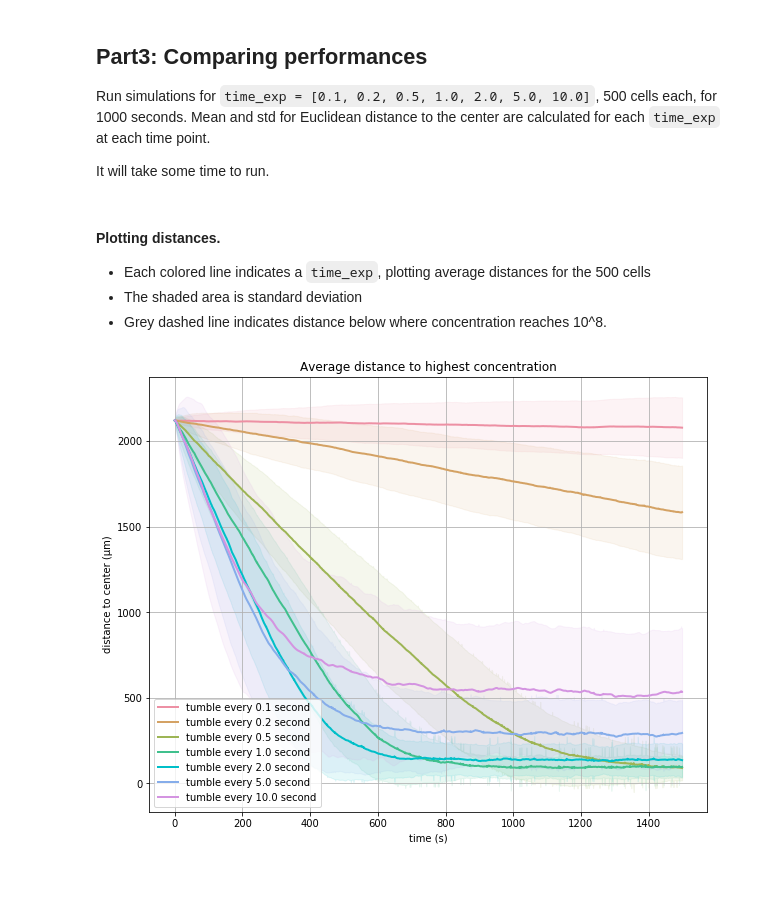
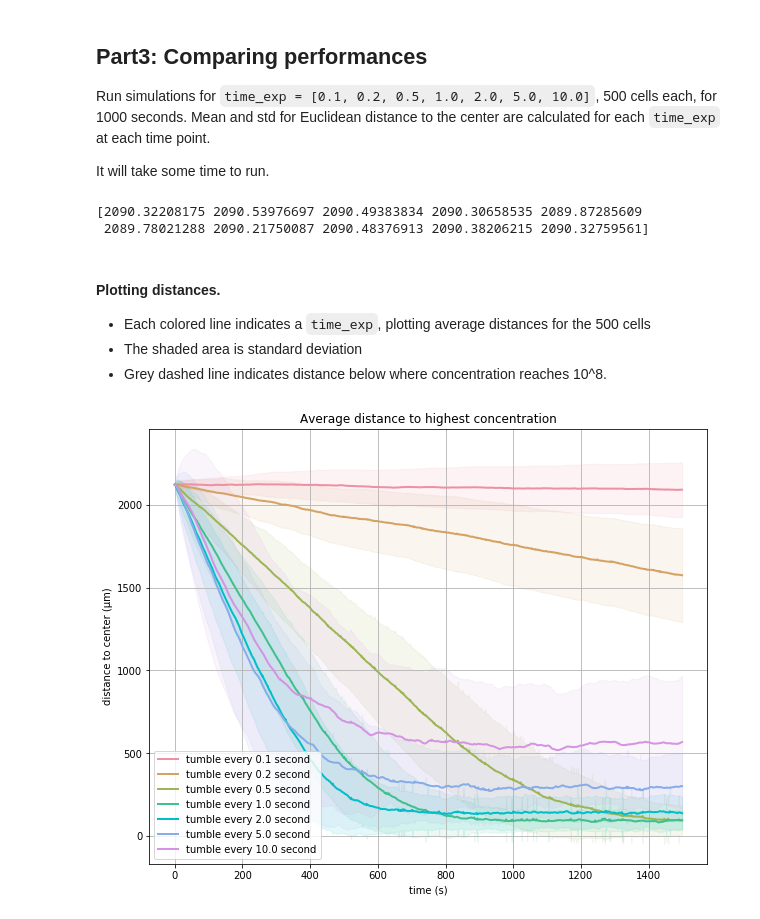
Before and after one commit to phcompeau/biological_modeling_course, a Jupyter notebook: downloads/downloadable/chemotaxis_walk.ipynb, the cells around one changed output. Drawn from its saved outputs; the diff is of its cells as text; code cells hidden in the pictures; blank space fills up the shorter version.

```diff
--- a/downloads/downloadable/chemotaxis_walk.ipynb
+++ b/downloads/downloadable/chemotaxis_walk.ipynb
@@ -43,7 +43,7 @@ tumble_time_mu = 0.1
 #E.coli movement constants
 speed = 20         #um/s, speed of E.coli movement
 sec_per_step = 0.5 #Able to respond every 0.5 second
-step_size, step_per_sec = speed * sec_per_step, 1.0 / sec_per_step
+response_time = 0.5 #Able to respond every 0.5 second
 
 #Model constants
 start = [0, 0]  #All cells start at [0, 0]
@@ -247,15 +250,17 @@ It will take some time to run.
 duration = 800   #seconds, duration of the simulation
 num_cells = 3
 origin_to_center = euclidean_distance(start, ligand_center) #Update the global constant
-time_exp = [0.1, 0.25, 0.5, 1.0, 2.0, 5.0, 10.0]
+run_time_expected_all = [0.1, 0.25, 0.5, 1.0, 2.0, 5.0, 10.0]
 
 
-terminals, path = simulate(num_cells, duration, time_exp)
+path = np.zeros((len(run_time_expected_all), num_cells, duration + 1, 2))
 
-#Below are all for plotting purposes
-radius_saturation = (1 - ((math.log10(saturation_conc) - start_exponent) / (center_exponent - start_exponent))) * origin_to_center
+for i in range(len(run_time_expected_all)):
+    run_time_expected = run_time_expected_all[i]
+    path[i] = simulate_chemotaxis(num_cells, duration, run_time_expected)
 
-num_fig_row = round(len(time_exp) / 2.0)
+
+num_fig_row = round(len(run_time_expected_all) / 2.0)
 fig, ax = plt.subplots(num_fig_row, 2, figsize = (16, 24))
 
 #First set color map
@@ -265,7 +270,7 @@ for i in mycolor:
         i[j] *= (1/256)
 cmap_color = colors.LinearSegmentedColormap.from_list('my_list', mycolor)
 
-for freq_i in range(len(time_exp)):
+for freq_i in range(len(run_time_expected_all)):
     index1, index2 = freq_i // 2, freq_i % 2
     xlen = max(path[freq_i,:,:,0].flatten()) - min(path[freq_i,:,:,0].flatten())
     ylen = max(path[freq_i,:,:,1].flatten()) - min(path[freq_i,:,:,1].flatten())
@@ -291,12 +296,11 @@ for freq_i in range(len(time_exp)):
         ax[index1][index2].plot(path[freq_i,2,t,0], path[freq_i,2,t,1], 'o', markersize = 1, color = (0.4 * time_frac * t, 0.85 * time_frac * t, 0.1 * time_frac * t))
     ax[index1][index2].plot(start[0], start[1], 'ko', markersize = 8)
     for i in range(num_cells):
-        ax[index1][index2].plot(terminals[freq_i][i][0], terminals[freq_i][i][1], 'ro', markersize = 8)
-    #ax.plot(path[:,0], path[:,1], '-', color = 'grey')
+        ax[index1][index2].plot(path[freq_i,i,-1,0], path[freq_i,i,-1,1], 'ro', markersize = 8)
 
     #Indicate the saturation areas
     circle1 = plt.Circle((ligand_center[0], ligand_center[0]), radius_saturation, fill = False, ec = "black", ls = '--')
-    ax[index1][index2].set_title("Background: avg tumble every {} s".format(time_exp[freq_i]), x = 0.5, y = 0.9)
+    ax[index1][index2].set_title("Background: avg tumble every {} s".format(run_time_expected_all[freq_i]), x = 0.5, y = 0.9)
     ax[index1][index2].add_artist(circle1)
     ax[index1][index2].set_xlim(xlim_l, xlim_h)
     ax[index1][index2].set_ylim(ylim_l, ylim_h)
@@ -319,24 +323,32 @@ It will take some time to run.
 # %%
 #Run simulation for 500 cells with different background tumbling frequencies, Plot average distance to highest concentration point
 duration = 1500   #seconds, duration of the simulation
-num_cells = 500
-time_exp = [0.1, 0.2, 0.5, 1.0, 2.0, 5.0, 10.0]
+#num_cells = 500
+num_cells = 300
+run_time_expected_all = [0.1, 0.2, 0.5, 1.0, 2.0, 5.0, 10.0]
 origin_to_center = euclidean_distance(start, ligand_center) #Update the global constant
-radius_saturation = (1 - ((math.log10(saturation_conc) - start_exponent) / (center_exponent - start_exponent))) * origin_to_center
 
 all_distance = np.zeros((len(time_exp), num_cells, duration)) #Initialize to store results
 
-terminals, paths = simulate(num_cells, duration, time_exp) #run simulation
+path = np.zeros((len(run_time_expected_all), num_cells, duration + 1, 2))
 
-for freq_i in range(len(time_exp)):
+for i in range(len(run_time_expected_all)):
+    run_time_expected = run_time_expected_all[i]
+    path[i] = simulate_chemotaxis(num_cells, duration, run_time_expected)
+
+for freq_i in range(len(run_time_expected_all)):
     for c in range(num_cells):
         for t in range(duration):
-            pos = paths[freq_i, c, t]
+            pos = path[freq_i, c, t]
             dist = euclidean_distance(ligand_center, pos)
             all_distance[freq_i, c, t] = dist
 
 all_dist_avg = np.mean(all_distance, axis = 1)
 all_dist_std = np.std(all_distance, axis = 1)
+print(all_dist_avg[0][-10:])
+# %% [output]
+[2090.32208175 2090.53976697 2090.49383834 2090.30658535 2089.87285609
+ 2089.78021288 2090.21750087 2090.48376913 2090.38206215 2090.32759561]
 # %% [markdown]
 #### Plotting distances.
 
@@ -346,22 +358,22 @@ all_dist_std = np.std(all_distance, axis = 1)
 # %%
 #Below are all for plotting purposes
 #Define the colors to use
 colors1 = colorspace.qualitative_hcl(h=[0, 300.], c = 60, l = 70, pallete = "dynamic")(len(time_exp))
 
 xs = np.arange(0, duration)
 
 fig, ax = plt.subplots(1, figsize = (10, 8))
 
 for freq_i in range(len(time_exp)):
     mu, sig = all_dist_avg[freq_i], all_dist_std[freq_i]
-    ax.plot(xs, mu, lw=2, label="tumble every {} second".format(time_exp[freq_i]), color=colors1[freq_i])
+    ax.plot(xs, mu, lw=2, label="tumble every {} second".format(run_time_expected_all[freq_i]), color=colors1[freq_i])
     ax.fill_between(xs, mu + sig, mu - sig, color = colors1[freq_i], alpha=0.1)
 
 ax.set_title("Average distance to highest concentration")
 ax.set_xlabel('time (s)')
 ax.set_ylabel('distance to center (µm)')
 ax.legend(loc='lower left', ncol = 1)
 
 ax.grid()
 # %% [output]
-[figure, old version]
+[figure, new version]
```
Also changed, not shown: parts of 5 cells of this notebook, 2 other files.
